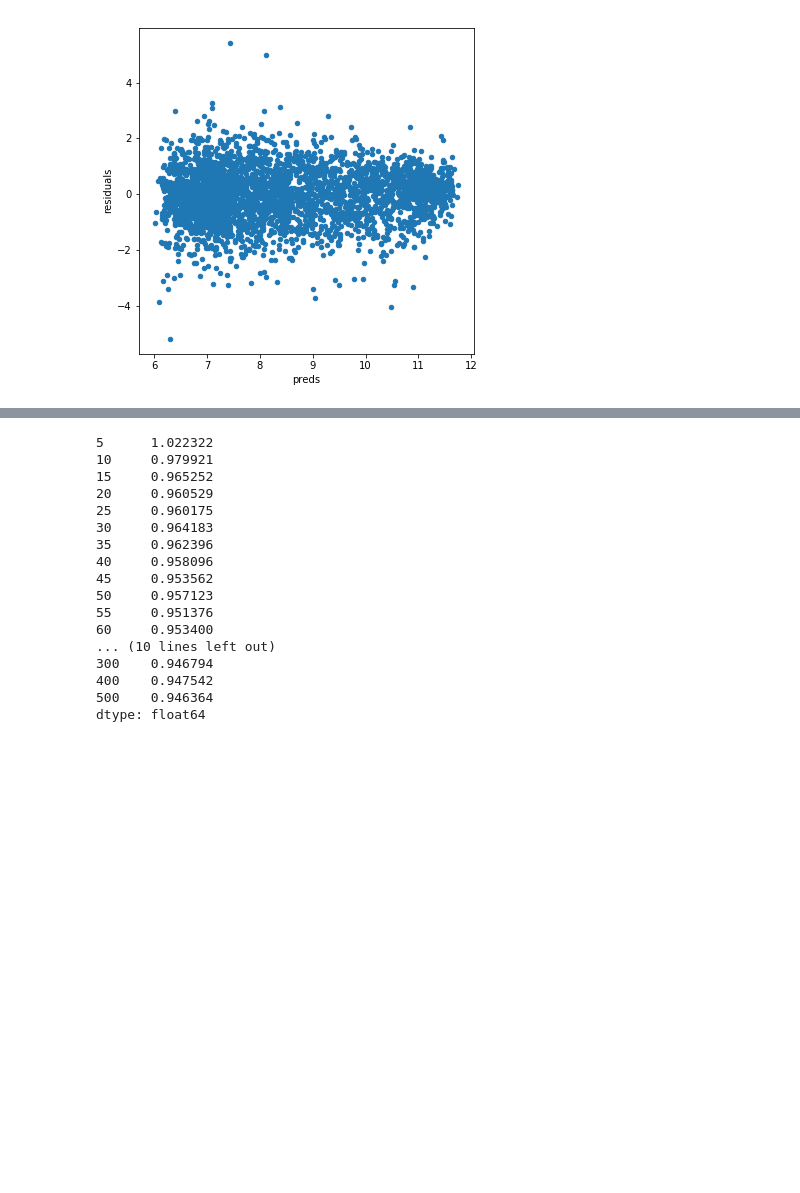
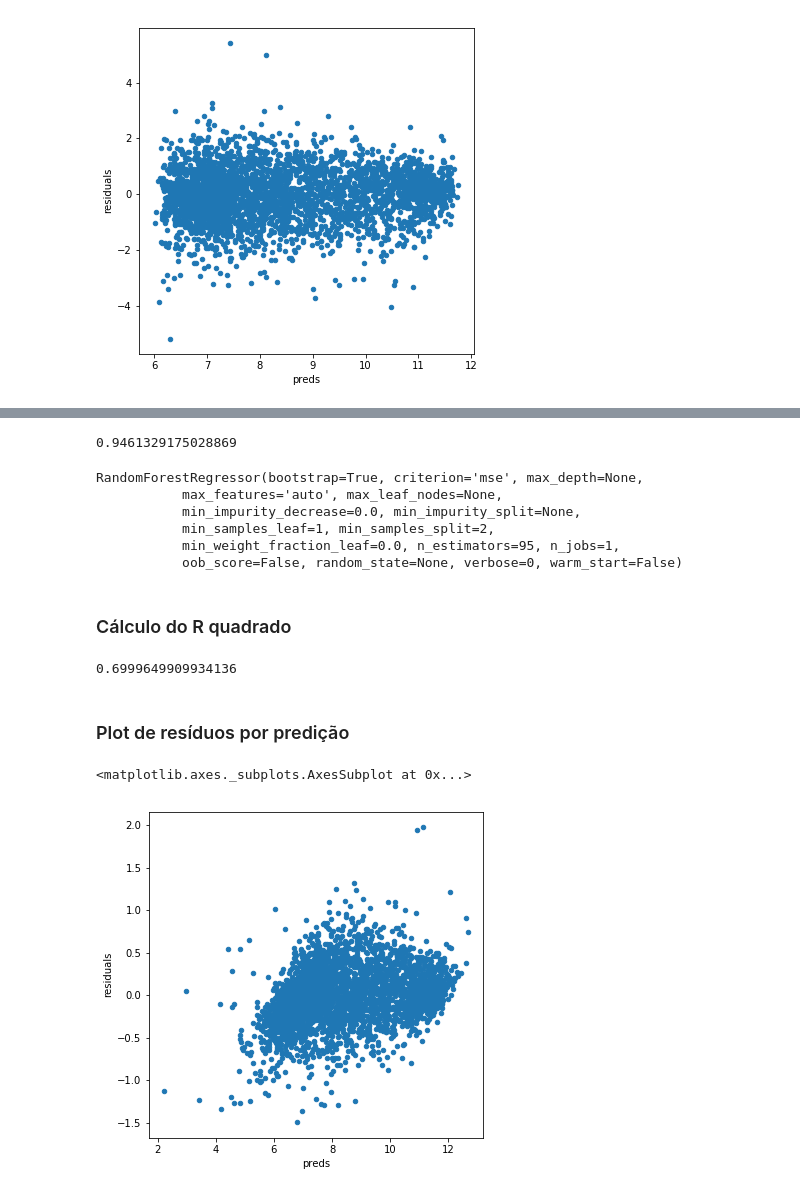
Before and after one commit to luizcz/aprendizado_maquina, a Jupyter notebook: regularizacao/Regularização.ipynb, the cells around one changed output, grey strips where cells are left out. Cells and saved outputs as stored; diff of their text form; code cells hidden in the pictures; blank space fills up the shorter version.

```diff
--- a/regularizacao/Regularização.ipynb
+++ b/regularizacao/Regularização.ipynb
@@ -186,6 +280,6 @@ preds.plot(x = "preds", y = "residuals",kind = "scatter")
 # %%
 from sklearn.ensemble import RandomForestRegressor
 # %%
-alphas = [5,10,15,20, 25, 30, 35, 40, 45, 50, 55, 60, 65, 70, 75, 80, 85, 90, 95, 100]
+alphas = [50, 55, 60, 65, 70, 75, 80, 85, 90, 95, 100]
 cv_random_forest = [rmse_cv(RandomForestRegressor(n_estimators=alpha)).mean()
             for alpha in alphas]
@@ -200,20 +298,31 @@ Text(0,0.5,'rmse')
 # %%
-cv_random_forest
+cv_random_forest.min()
 # %% [output]
-5      1.022322
-10     0.979921
-15     0.965252
-20     0.960529
-25     0.960175
-30     0.964183
-35     0.962396
-40     0.958096
-45     0.953562
-50     0.957123
-55     0.951376
-60     0.953400
-... (10 lines left out)
-300    0.946794
-400    0.947542
-500    0.946364
-dtype: float64
+0.9461329175028869
+# %%
+forest = RandomForestRegressor(n_estimators=cv_random_forest.idxmin())
+forest.fit(treino, y_treino)
+# %% [output]
+RandomForestRegressor(bootstrap=True, criterion='mse', max_depth=None,
+           max_features='auto', max_leaf_nodes=None,
+           min_impurity_decrease=0.0, min_impurity_split=None,
+           min_samples_leaf=1, min_samples_split=2,
+           min_weight_fraction_leaf=0.0, n_estimators=95, n_jobs=1,
+           oob_score=False, random_state=None, verbose=0, warm_start=False)
+# %% [markdown]
+### Cálculo do R quadrado
+# %%
+forest.score(teste, y_teste)
+# %% [output]
+0.6999649909934136
+# %% [markdown]
+### Plot de resíduos por predição
+# %%
+matplotlib.rcParams['figure.figsize'] = (6.0, 6.0)
+
+preds = pd.DataFrame({"preds":forest.predict(treino), "true":y_treino})
+preds["residuals"] = preds["true"] - preds["preds"]
+preds.plot(x = "preds", y = "residuals",kind = "scatter")
+# %% [output]
+<matplotlib.axes._subplots.AxesSubplot at 0x...>
+[figure, added]
```
Also changed, not shown: parts of 68 cells of this notebook, 1 other file.
